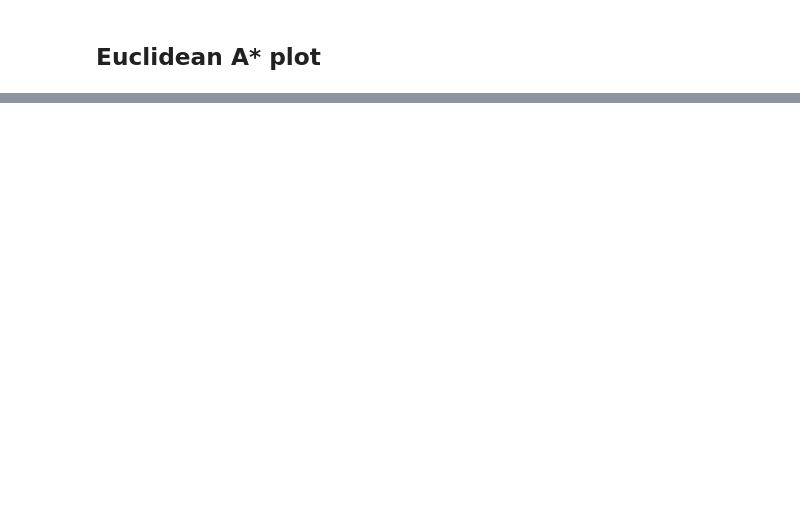
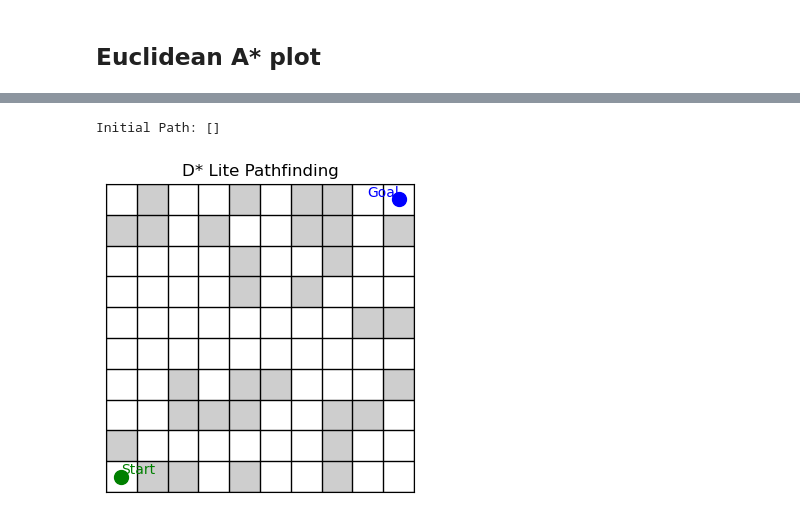
Before and after one commit to tomHep10/HeepsInTheHeaps, a Jupyter notebook: plots.ipynb, the cells around one changed output, grey strips where cells are left out. Cells and saved outputs as stored; diff of their text form; code cells hidden in the pictures; blank space fills up the shorter version.

```diff
--- a/plots.ipynb
+++ b/plots.ipynb
@@ -34,0 +61,6 @@ eu.plotGrid()
+# %%
+d.updateDStar((0, 1))
+d.plotDGrid()
+# %% [output]
+Initial Path: []
+[figure, added]
```
Also changed, not shown: parts of 4 cells of this notebook, 1 other file.
